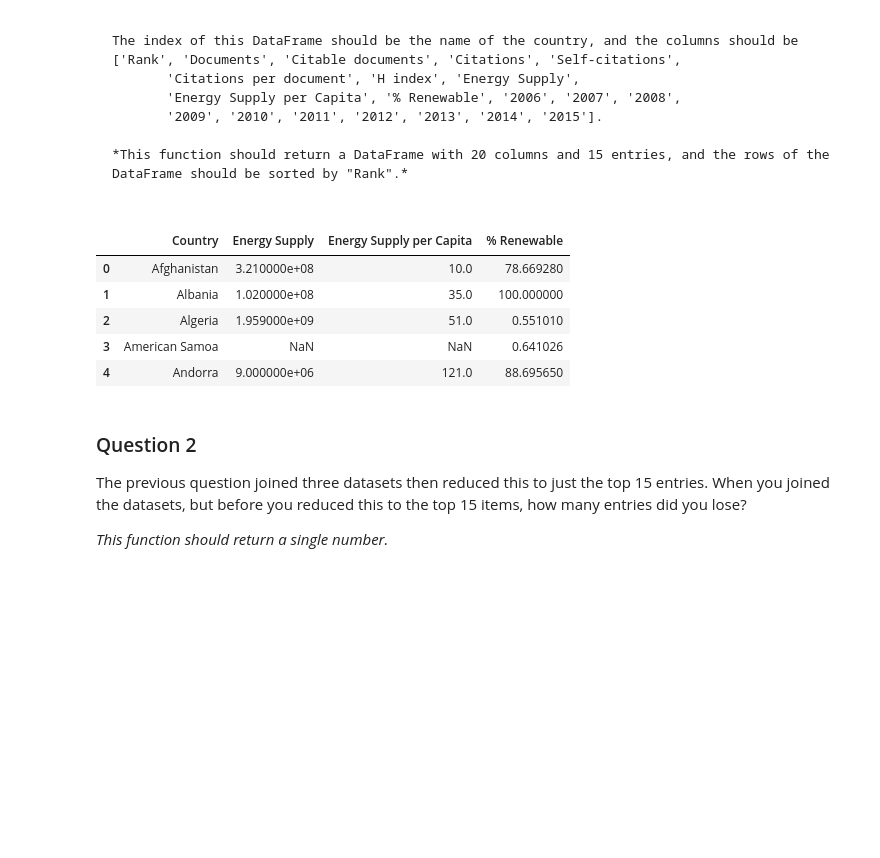
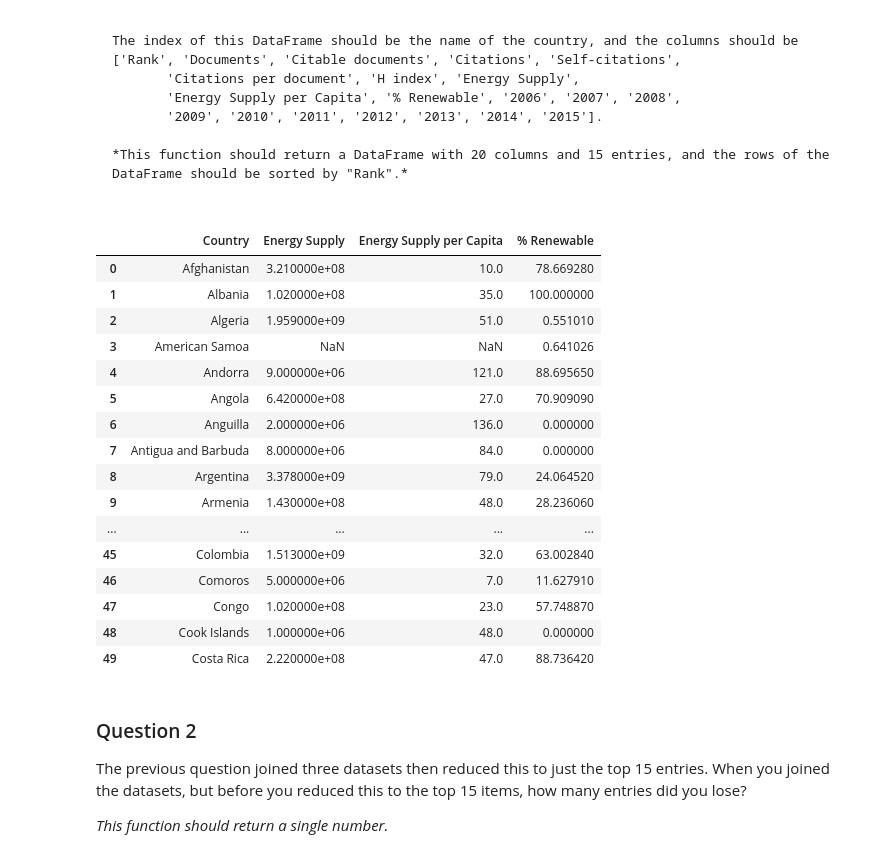
Before and after one commit to AndresColognesi/DS_IntroductionProjects, a Jupyter notebook: A3_DataManipulation/assignment3.ipynb, the cells around one changed output. Saved outputs shown, nothing was run; the diff lists cells and outputs as text; code cells hidden in the pictures; blank space fills up the shorter version.

Commit message:
feat: A3 - Finish Energy dataset in Q1

```diff
--- a/A3_DataManipulation/assignment3.ipynb
+++ b/A3_DataManipulation/assignment3.ipynb
@@ -49,28 +49,60 @@ The index of this DataFrame should be the name of the country, and the columns s
 *This function should return a DataFrame with 20 columns and 15 entries, and the rows of the DataFrame should be sorted by "Rank".*
 # %%
 def answer_one():
+    #################
+    ## Energy Data ##
+    #################
+
     # Load energy data without heading and footer and starting from 3rd column:
-    Energy = pd.read_excel("assets/Energy Indicators.xls", header=17, skipfooter=37, usecols="C:F")
+    Energy = pd.read_excel("assets/Energy Indicators.xls", header=17, skipfooter=38, usecols="C:F")
 
     # Renaming columns
     Energy.columns = ['Country', 'Energy Supply', 'Energy Supply per Capita', '% Renewable']
     # Convert non-numeric data to NaN:
     Energy['Energy Supply'] = Energy['Energy Supply'].apply(lambda x: np.NaN if x=='...' else x)
     Energy['Energy Supply per Capita'] = Energy['Energy Supply per Capita'].apply(lambda x: np.NaN if x=='...' else x)
 
     # Padronize data from petajoule to gigajoule:
     Energy['Energy Supply'] *= 10**6
 
-    return Energy.head()
+    # Remove numbers from country names:
+    Energy['Country'] = Energy['Country'].str.replace('\d+', '')
+    # Remove paranthesis content from country names:
+    Energy['Country'] = Energy['Country'].str.replace('\s\(.+\)', '')
+    # Rename countries:
+    map = {"Republic of Korea": "South Korea",
+           "United States of America": "United States",
+           "United Kingdom of Great Britain and Northern Ireland": "United Kingdom",
+           "China, Hong Kong Special Administrative Region": "Hong Kong"}
+    Energy.Country.replace(map, inplace=True)
+
+
+    ##############
+    ## GDP Data ##
+    ##############
+
+
+    return Energy.head(50)
 
 answer_one()
 # %% [output]
 |  | Country | Energy Supply | Energy Supply per Capita | % Renewable |
 | 0 | Afghanistan | 3.210000e+08 | 10.0 | 78.669280 |
 | 1 | Albania | 1.020000e+08 | 35.0 | 100.000000 |
 | 2 | Algeria | 1.959000e+09 | 51.0 | 0.551010 |
 | 3 | American Samoa | NaN | NaN | 0.641026 |
 | 4 | Andorra | 9.000000e+06 | 121.0 | 88.695650 |
+| 5 | Angola | 6.420000e+08 | 27.0 | 70.909090 |
+| 6 | Anguilla | 2.000000e+06 | 136.0 | 0.000000 |
+| 7 | Antigua and Barbuda | 8.000000e+06 | 84.0 | 0.000000 |
+| 8 | Argentina | 3.378000e+09 | 79.0 | 24.064520 |
+| 9 | Armenia | 1.430000e+08 | 48.0 | 28.236060 |
+| ... | ... | ... | ... | ... |
+| 45 | Colombia | 1.513000e+09 | 32.0 | 63.002840 |
+| 46 | Comoros | 5.000000e+06 | 7.0 | 11.627910 |
+| 47 | Congo | 1.020000e+08 | 23.0 | 57.748870 |
+| 48 | Cook Islands | 1.000000e+06 | 48.0 | 0.000000 |
+| 49 | Costa Rica | 2.220000e+08 | 47.0 | 88.736420 |
 # %%
 assert type(answer_one()) == pd.DataFrame, "Q1: You should return a DataFrame!"
 
```
